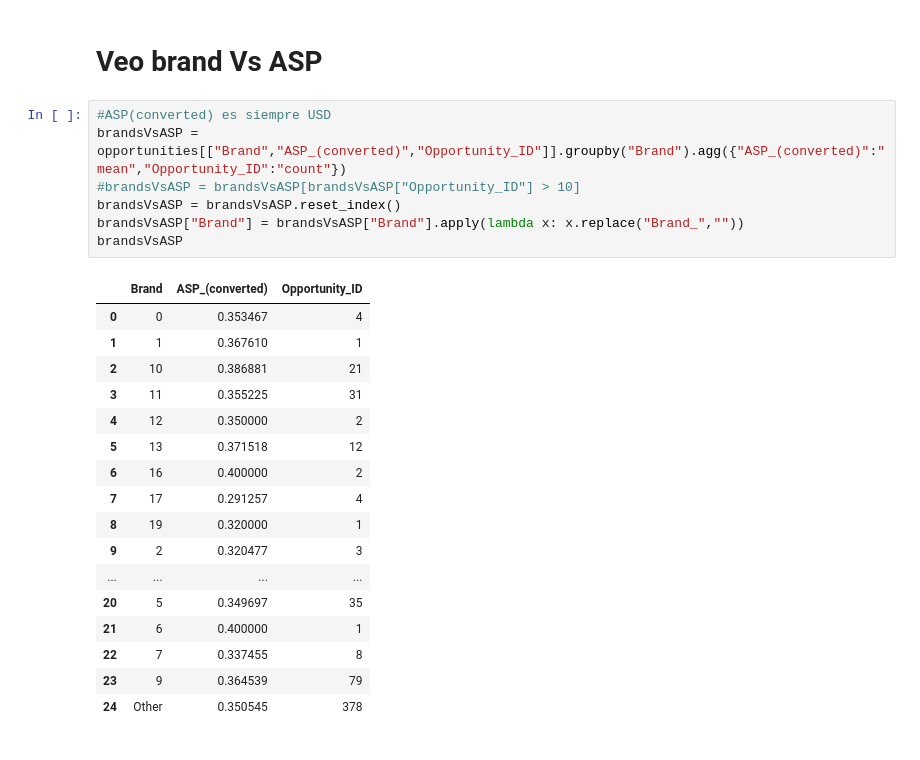
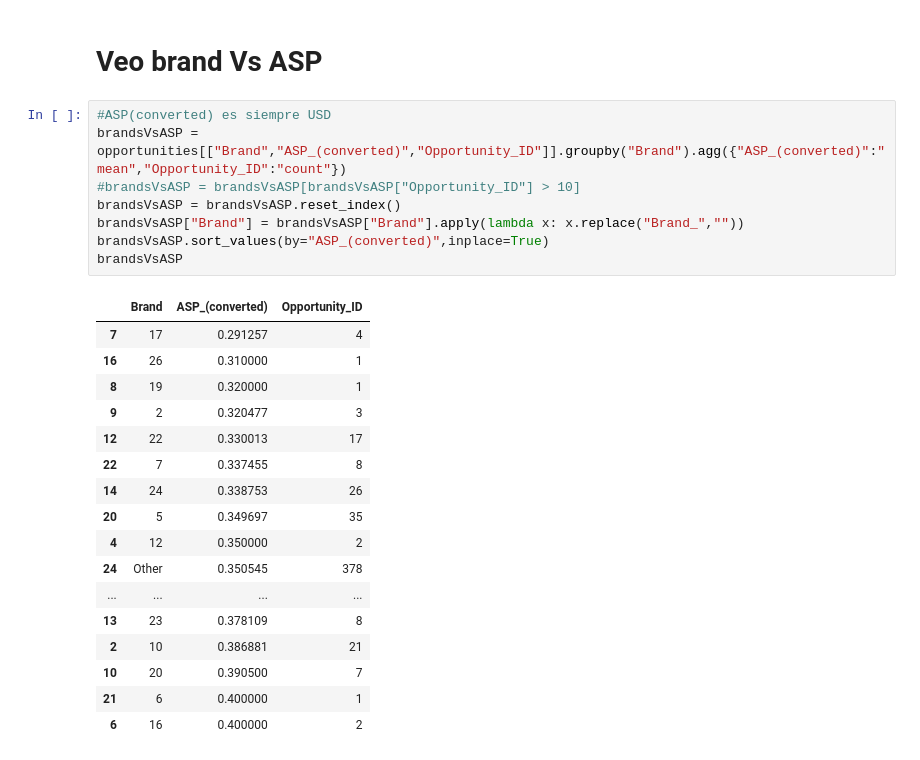
Before and after one commit to RiedelNicolas/75.06-2C2020-TP1, a Jupyter notebook: Brand Analysis.ipynb, the cells around one changed output. Drawn from its saved outputs; the diff is of its cells as text.

```diff
--- a/Brand Analysis.ipynb
+++ b/Brand Analysis.ipynb
@@ -168,28 +208,29 @@ plt.show(hmap)
 # %%
 #ASP(converted) es siempre USD
 brandsVsASP = opportunities[["Brand","ASP_(converted)","Opportunity_ID"]].groupby("Brand").agg({"ASP_(converted)":"mean","Opportunity_ID":"count"})
 #brandsVsASP = brandsVsASP[brandsVsASP["Opportunity_ID"] > 10]
 brandsVsASP = brandsVsASP.reset_index()
 brandsVsASP["Brand"] = brandsVsASP["Brand"].apply(lambda x: x.replace("Brand_",""))
+brandsVsASP.sort_values(by="ASP_(converted)",inplace=True)
 brandsVsASP
 # %% [output]
 |  | Brand | ASP_(converted) | Opportunity_ID |
-| 0 | 0 | 0.353467 | 4 |
-| 1 | 1 | 0.367610 | 1 |
-| 2 | 10 | 0.386881 | 21 |
-| 3 | 11 | 0.355225 | 31 |
-| 4 | 12 | 0.350000 | 2 |
-| 5 | 13 | 0.371518 | 12 |
-| 6 | 16 | 0.400000 | 2 |
 | 7 | 17 | 0.291257 | 4 |
+| 16 | 26 | 0.310000 | 1 |
 | 8 | 19 | 0.320000 | 1 |
 | 9 | 2 | 0.320477 | 3 |
+| 12 | 22 | 0.330013 | 17 |
+| 22 | 7 | 0.337455 | 8 |
+| 14 | 24 | 0.338753 | 26 |
+| 20 | 5 | 0.349697 | 35 |
+| 4 | 12 | 0.350000 | 2 |
+| 24 | Other | 0.350545 | 378 |
 | ... | ... | ... | ... |
-| 20 | 5 | 0.349697 | 35 |
+| 13 | 23 | 0.378109 | 8 |
+| 2 | 10 | 0.386881 | 21 |
+| 10 | 20 | 0.390500 | 7 |
 | 21 | 6 | 0.400000 | 1 |
-| 22 | 7 | 0.337455 | 8 |
-| 23 | 9 | 0.364539 | 79 |
-| 24 | Other | 0.350545 | 378 |
+| 6 | 16 | 0.400000 | 2 |
 # %%
 plot = sns.barplot(x="Brand",y="ASP_(converted)",data=brandsVsASP)
 #plot.set_xticklabels(plot.get_xticklabels(), rotation=60)
```
Also changed, not shown: parts of 9 cells of this notebook, 5 other files.
